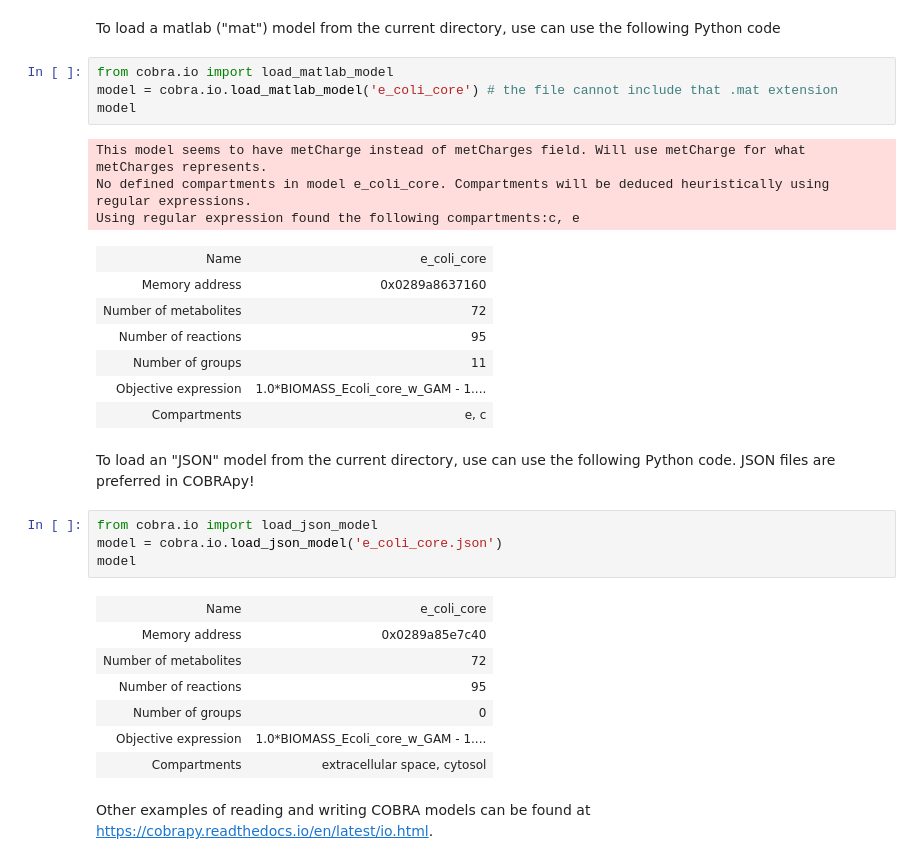
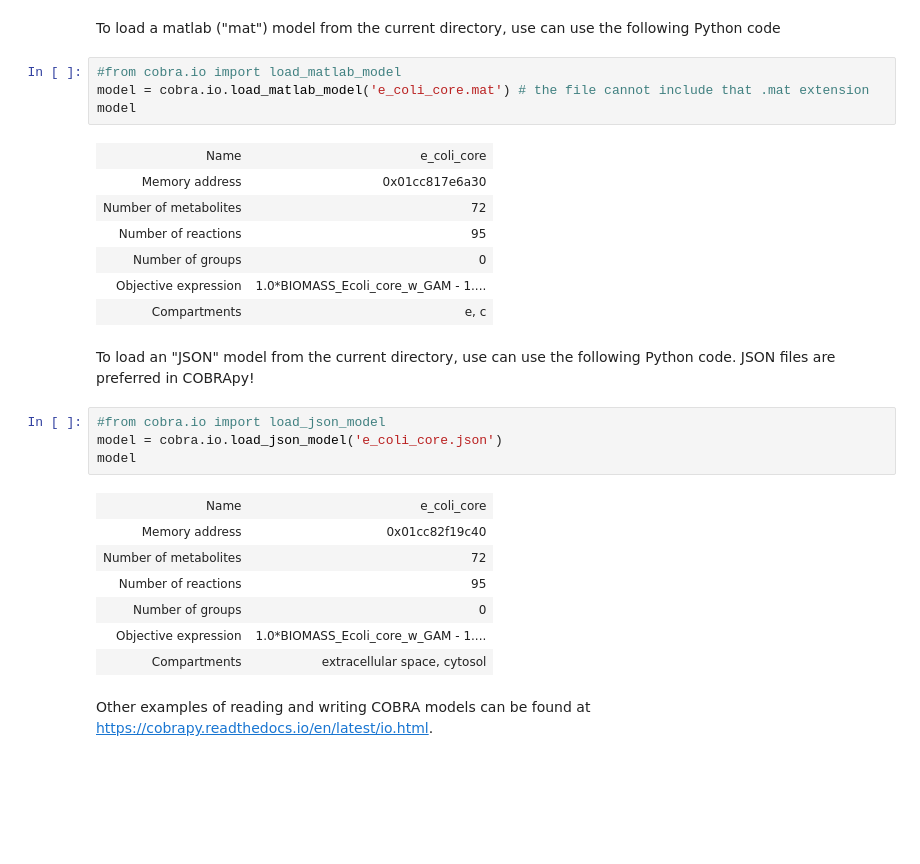
Before and after one commit to hscotthinton/COBRApy-based_Metabolic_Modeling_Course, a Jupyter notebook: Cobra Models Module/COBRA Models Module Python Files/Model_Overview.ipynb, the cells around one changed output. Cells and saved outputs as stored; diff of their text form; blank space fills up the shorter version.

```diff
--- a/Cobra Models Module/COBRA Models Module Python Files/Model_Overview.ipynb
+++ b/Cobra Models Module/COBRA Models Module Python Files/Model_Overview.ipynb
@@ -54,29 +68,26 @@ model
 # %% [markdown]
 To load a matlab ("mat") model from the current directory, use can use the following Python code
 # %%
-from cobra.io import load_matlab_model
-model = cobra.io.load_matlab_model('e_coli_core') # the file cannot include that .mat extension
+#from cobra.io import load_matlab_model
+model = cobra.io.load_matlab_model('e_coli_core.mat') # the file cannot include that .mat extension
 model
 # %% [output]
-This model seems to have metCharge instead of metCharges field. Will use metCharge for what metCharges represents.
-No defined compartments in model e_coli_core. Compartments will be deduced heuristically using regular expressions.
-Using regular expression found the following compartments:c, e
 | Name | e_coli_core |
-| Memory address | 0x0289a8637160 |
+| Memory address | 0x01cc817e6a30 |
 | Number of metabolites | 72 |
 | Number of reactions | 95 |
-| Number of groups | 11 |
+| Number of groups | 0 |
 | Objective expression | 1.0*BIOMASS_Ecoli_core_w_GAM - 1.... |
 | Compartments | e, c |
 # %% [markdown]
 To load an "JSON" model from the current directory, use can use the following Python code. JSON files are preferred in COBRApy!
 # %%
-from cobra.io import load_json_model
+#from cobra.io import load_json_model
 model = cobra.io.load_json_model('e_coli_core.json')
 model
 # %% [output]
 | Name | e_coli_core |
-| Memory address | 0x0289a85e7c40 |
+| Memory address | 0x01cc82f19c40 |
 | Number of metabolites | 72 |
 | Number of reactions | 95 |
 | Number of groups | 0 |
```
Also changed, not shown: parts of 16 cells of this notebook, 4 other files.
